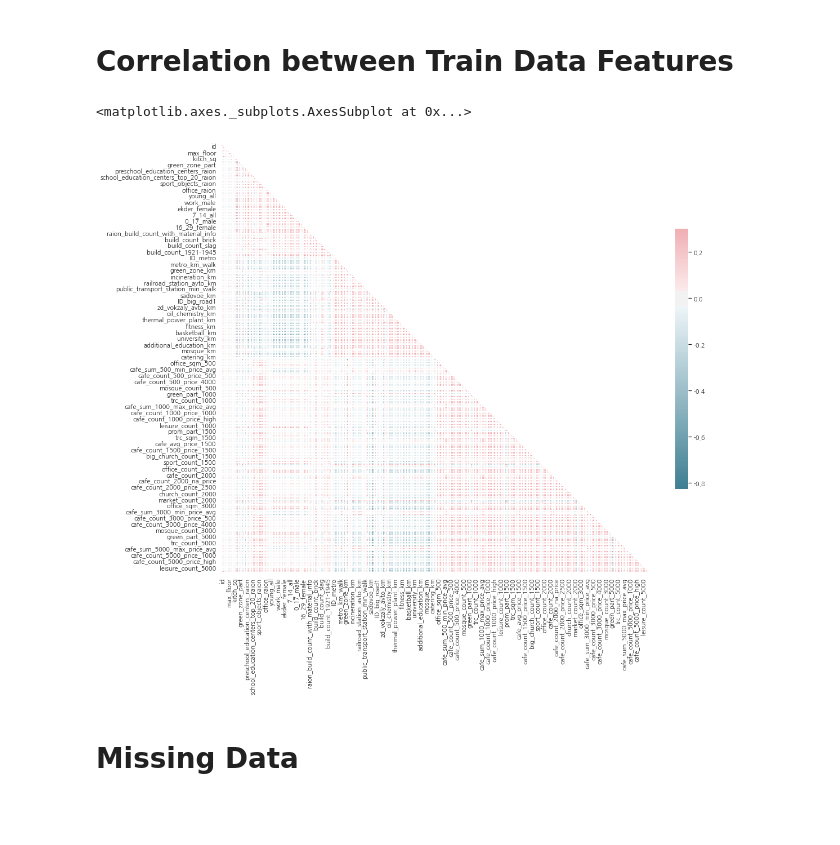
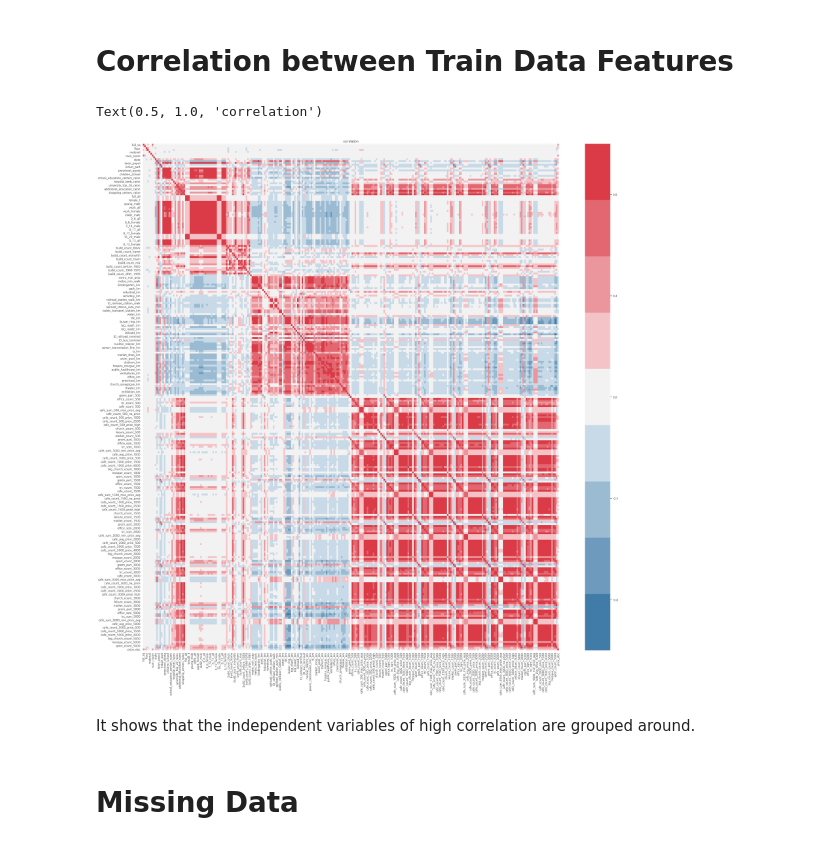
Before and after one commit to hojisu/sberbank-russian-housing-market, a Jupyter notebook: 01-Exploratory-Data-Analysis/01_Exploratory_Data_Analysis.ipynb, the cells around one changed output. Drawn from its saved outputs; the diff is of its cells as text; code cells hidden in the pictures; blank space fills up the shorter version.

```diff
--- a/01-Exploratory-Data-Analysis/01_Exploratory_Data_Analysis.ipynb
+++ b/01-Exploratory-Data-Analysis/01_Exploratory_Data_Analysis.ipynb
@@ -27,6 +26,7 @@ pd.options.display.max_columns = 300
 # 1. Train data
 # %%
 # Train data
-df_train = pd.read_csv('../input/train.csv', parse_dates=['timestamp'])
-df_train.tail(10)
+df_train = pd.read_csv('../input/train.csv', index_col=0 ,parse_dates=['timestamp'])
+print("df_train size's shape: ", df_train.shape)
+df_train.tail(2)
 # %% [output]
@@ -119,17 +126,27 @@ df_train = df_train[df_train.columns.drop('yearmonth')]
 # %%
 # df_train = df_train.select_dtypes(include=['int64', 'float64'])
 
-corr = df_train.corr()
-mask = np.zeros_like(corr, dtype=np.bool)
-mask[np.triu_indices_from(mask)] = True
-mask[np.diag_indices_from(mask)] = False
+# corr = df_train.corr()
+# mask = np.zeros_like(corr, dtype=np.bool)
+# mask[np.triu_indices_from(mask)] = True
+# mask[np.diag_indices_from(mask)] = False
 
-plt.figure(figsize=(17, 17))
-cmap = sns.diverging_palette(220, 10, as_cmap=True)
-sns.heatmap(corr, mask=mask, cmap=cmap, vmax=.3, center=0, square=True, linewidths=.5, cbar_kws={"shrink": .5})
+# plt.figure(figsize=(17, 17))
+# # cmap = sns.diverging_palette(220, 10, as_cmap=True)
+# cmap = sns.diverging_palette(240, 10, as_cmap=True)
+# sns.heatmap(corr, mask=mask, cmap=cmap, vmax=.3, center=0, square=True, linewidths=.5, cbar_kws={"shrink": .5})
+
+cmap = sns.diverging_palette(240, 10, n=9)
+
+fig  = plt.figure(figsize=(36, 36), dpi=150)
+axes1 = fig.add_subplot(111)
+sns.heatmap(df_train.corr(), cmap=cmap, ax=axes1, vmin=-1, vmax=1)
+plt.title('correlation')
 # %% [output]
-<matplotlib.axes._subplots.AxesSubplot at 0x...>
+Text(0.5, 1.0, 'correlation')
-[figure, old version]
+[figure, new version]
+# %% [markdown]
+It shows that the independent variables of high correlation are grouped around.
 # %% [markdown]
 # Missing Data
 # %%
```
Also changed, not shown: parts of 23 cells of this notebook, 2 other files.
